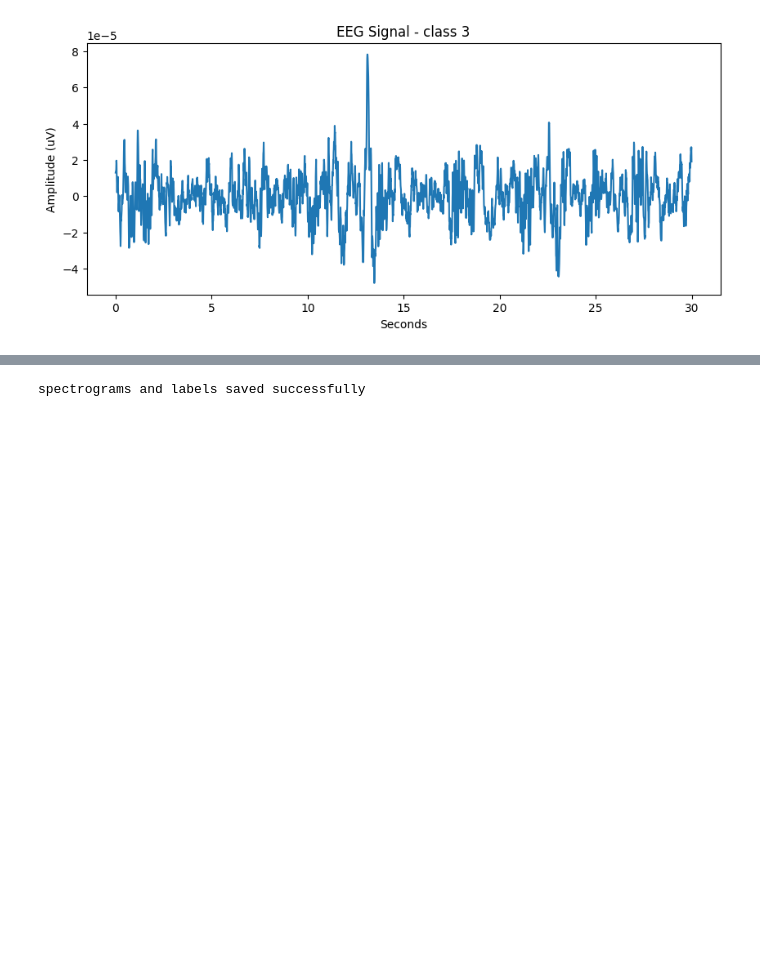
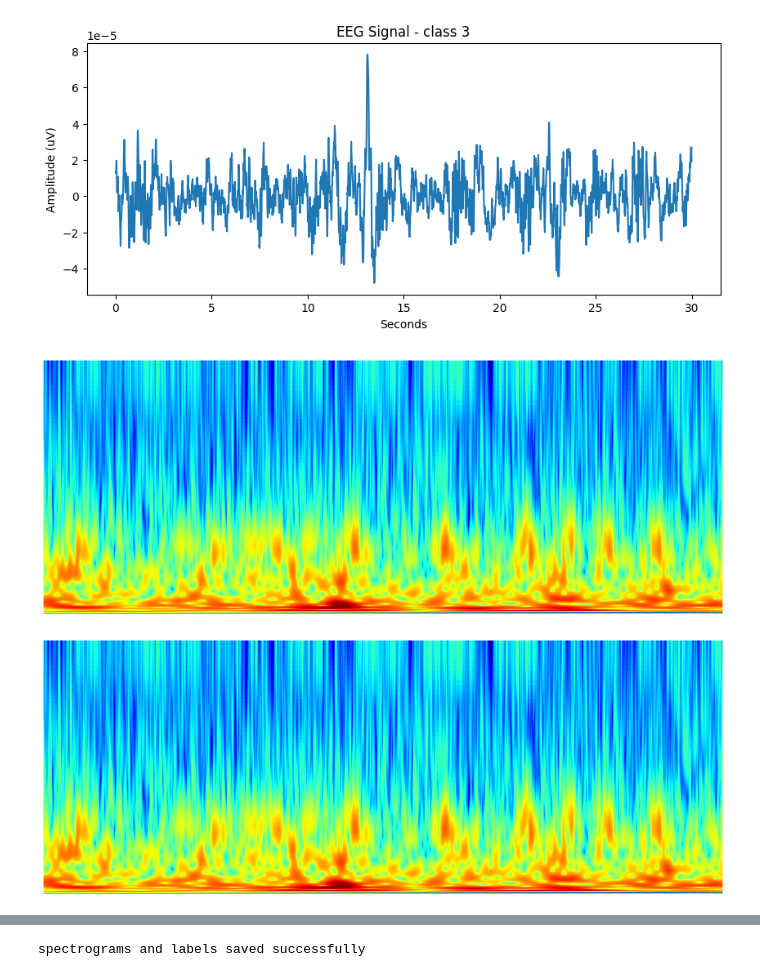
Before and after one commit to msverker/Bachelor_Thesis, a Jupyter notebook: EDF_Dataloader.ipynb, the cells around one changed output, grey strips where cells are left out. Saved outputs shown, nothing was run; the diff lists cells and outputs as text; code cells hidden in the pictures; blank space fills up the shorter version.

```diff
--- a/EDF_Dataloader.ipynb
+++ b/EDF_Dataloader.ipynb
@@ -179,12 +179,15 @@ plt.show()
 # %%
 plt.rcParams['figure.figsize'] = (16, 6)
 
 ###########################################################################
 # calculate spectrogram
 
 # t0 = time.time()
 power, times, frequencies, coif = cwt_spectrogram(first_row, 100, nNotes=30)
 
 ###########################################################################
 # plot
-# spectrogram_plot(power, times, frequencies, coif, cmap = 'jet', norm = LogNorm(), colorbar = None)
+spectrogram_plot(power, times, frequencies, coif, cmap = 'jet', norm = LogNorm(), colorbar = None)
+# %% [output]
+[figure, added]
+[figure, added]
```
Also changed, not shown: parts of 1 cell of this notebook, 4 other files.
